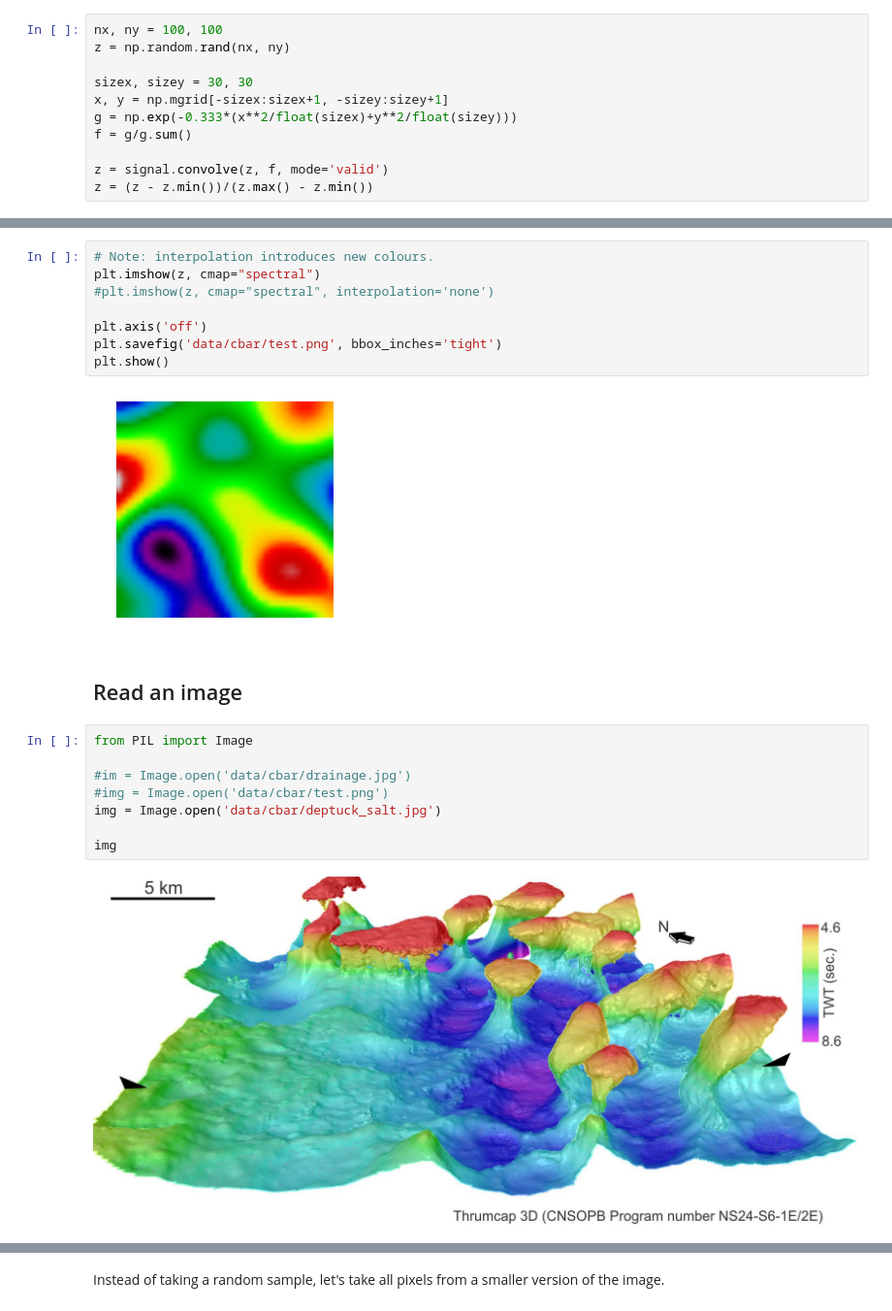
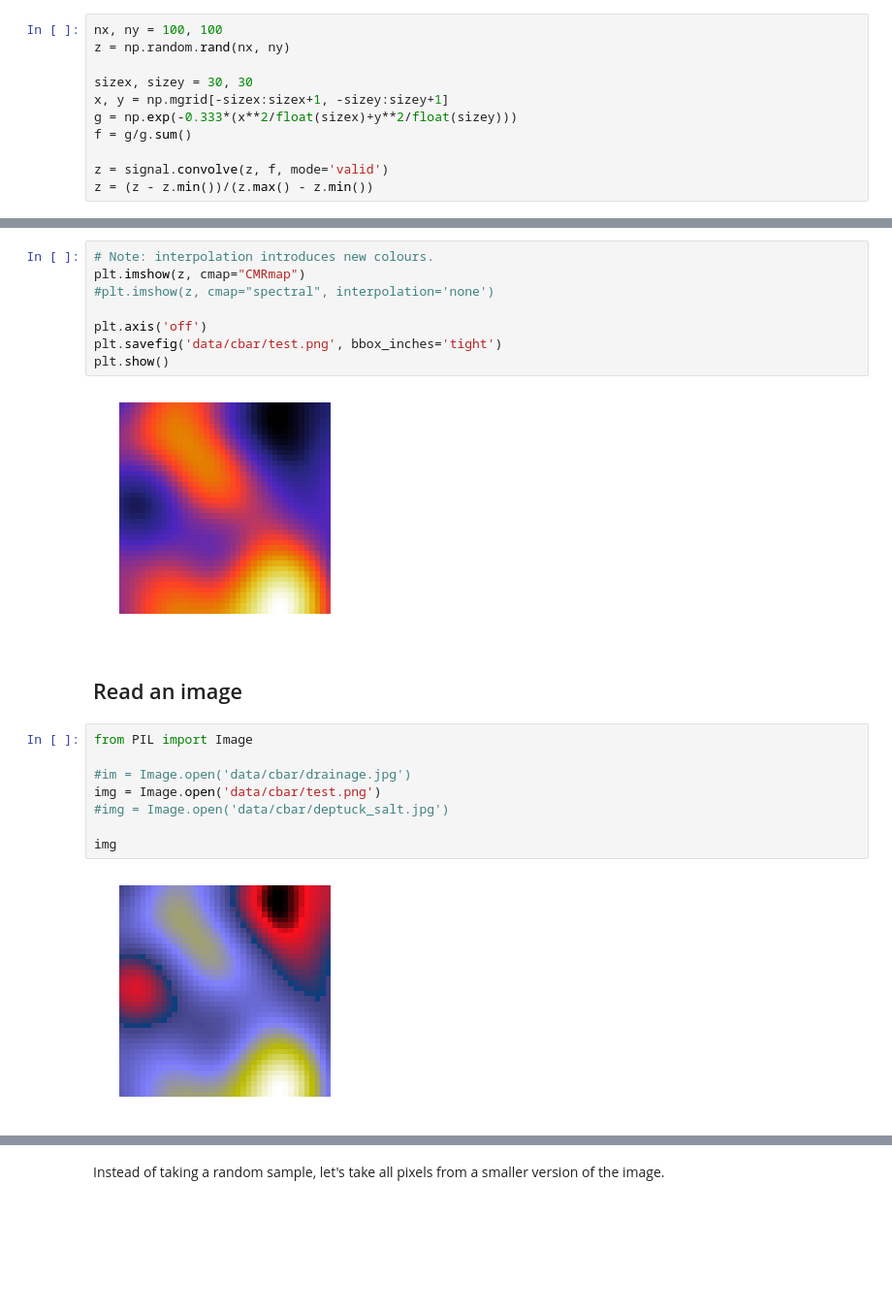
Before and after one commit to kwinkunks/rainbow, a Jupyter notebook: notebooks/Guessing_colourmaps_APP.ipynb, the cells around one changed output, grey strips where cells are left out. Shown: that part at 97% size. Cells and saved outputs as stored; diff of their text form; blank space fills up the shorter version.

```diff
--- a/notebooks/Guessing_colourmaps_APP.ipynb
+++ b/notebooks/Guessing_colourmaps_APP.ipynb
@@ -35,25 +55,25 @@ z = (z - z.min())/(z.max() - z.min())
 # %%
 # Note: interpolation introduces new colours.
-plt.imshow(z, cmap="spectral")
+plt.imshow(z, cmap="CMRmap")
 #plt.imshow(z, cmap="spectral", interpolation='none')
 
 plt.axis('off')
 plt.savefig('data/cbar/test.png', bbox_inches='tight')
 plt.show()
 # %% [output]
-[figure, old version]
+[figure, new version]
 # %% [markdown]
 ## Read an image
 # %%
 from PIL import Image
 
 #im = Image.open('data/cbar/drainage.jpg')
-#img = Image.open('data/cbar/test.png')
-img = Image.open('data/cbar/deptuck_salt.jpg')
+img = Image.open('data/cbar/test.png')
+#img = Image.open('data/cbar/deptuck_salt.jpg')
 
 img
 # %% [output]
-[figure, old version]
+[figure, new version]
 # %%
 img.size
 # %% [output]
```
Also changed, not shown: parts of 7 cells of this notebook, 8 other files.
